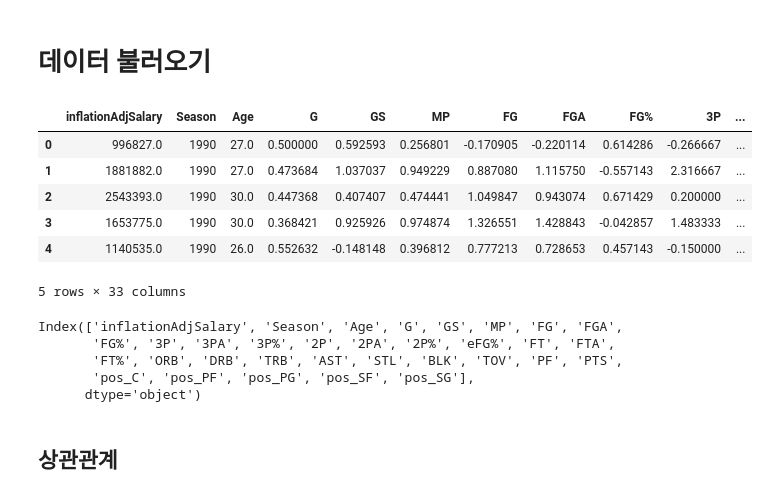
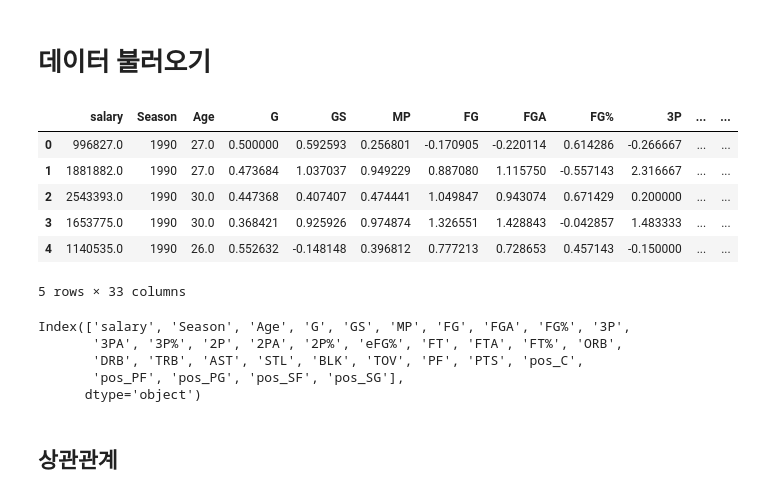
Before and after one commit to sangchun1/nba_salary, a Jupyter notebook: correlation_analysis.ipynb, the cells around one changed output. Cells and saved outputs as stored; diff of their text form; code cells hidden in the pictures.

```diff
--- a/correlation_analysis.ipynb
+++ b/correlation_analysis.ipynb
@@ -1,26 +1,28 @@
 # %% [markdown]
 # 데이터 불러오기
 # %%
+# 필요한 모듈 불러오기
 import pandas as pd
-
-df = pd.read_csv("C:/Users/tjoeun/Desktop/csv/preprocess.csv")
+# 데이터 불러오기
+df = pd.read_csv("C:/Users/tjoeun/Desktop/mm/xuyite/csv/preprocess.csv")
 df.head()
 # %% [output]
-|  | inflationAdjSalary | Season | Age | G | GS | MP | FG | FGA | FG% | 3P | ... |
-| 0 | 996827.0 | 1990 | 27.0 | 0.500000 | 0.592593 | 0.256801 | -0.170905 | -0.220114 | 0.614286 | -0.266667 | ... |
-| 1 | 1881882.0 | 1990 | 27.0 | 0.473684 | 1.037037 | 0.949229 | 0.887080 | 1.115750 | -0.557143 | 2.316667 | ... |
-| 2 | 2543393.0 | 1990 | 30.0 | 0.447368 | 0.407407 | 0.474441 | 1.049847 | 0.943074 | 0.671429 | 0.200000 | ... |
-| 3 | 1653775.0 | 1990 | 30.0 | 0.368421 | 0.925926 | 0.974874 | 1.326551 | 1.428843 | -0.042857 | 1.483333 | ... |
-| 4 | 1140535.0 | 1990 | 26.0 | 0.552632 | -0.148148 | 0.396812 | 0.777213 | 0.728653 | 0.457143 | -0.150000 | ... |
+|  | salary | Season | Age | G | GS | MP | FG | FGA | FG% | 3P | ... | ... |
+| 0 | 996827.0 | 1990 | 27.0 | 0.500000 | 0.592593 | 0.256801 | -0.170905 | -0.220114 | 0.614286 | -0.266667 | ... | ... |
+| 1 | 1881882.0 | 1990 | 27.0 | 0.473684 | 1.037037 | 0.949229 | 0.887080 | 1.115750 | -0.557143 | 2.316667 | ... | ... |
+| 2 | 2543393.0 | 1990 | 30.0 | 0.447368 | 0.407407 | 0.474441 | 1.049847 | 0.943074 | 0.671429 | 0.200000 | ... | ... |
+| 3 | 1653775.0 | 1990 | 30.0 | 0.368421 | 0.925926 | 0.974874 | 1.326551 | 1.428843 | -0.042857 | 1.483333 | ... | ... |
+| 4 | 1140535.0 | 1990 | 26.0 | 0.552632 | -0.148148 | 0.396812 | 0.777213 | 0.728653 | 0.457143 | -0.150000 | ... | ... |
 5 rows × 33 columns
-# %%
-df.columns
-# %% [output]
-Index(['inflationAdjSalary', 'Season', 'Age', 'G', 'GS', 'MP', 'FG', 'FGA',
-       'FG%', '3P', '3PA', '3P%', '2P', '2PA', '2P%', 'eFG%', 'FT', 'FTA',
-       'FT%', 'ORB', 'DRB', 'TRB', 'AST', 'STL', 'BLK', 'TOV', 'PF', 'PTS',
-       'pos_C', 'pos_PF', 'pos_PG', 'pos_SF', 'pos_SG'],
-      dtype='object')
+# %%
+# 컬럼명 확인
+df.columns
+# %% [output]
+Index(['salary', 'Season', 'Age', 'G', 'GS', 'MP', 'FG', 'FGA', 'FG%', '3P',
+       '3PA', '3P%', '2P', '2PA', '2P%', 'eFG%', 'FT', 'FTA', 'FT%', 'ORB',
+       'DRB', 'TRB', 'AST', 'STL', 'BLK', 'TOV', 'PF', 'PTS', 'pos_C',
+       'pos_PF', 'pos_PG', 'pos_SF', 'pos_SG'],
+      dtype='object')
 # %% [markdown]
 ## 상관관계
 # %%
```
Also changed, not shown: parts of 3 cells of this notebook, 15 other files.
